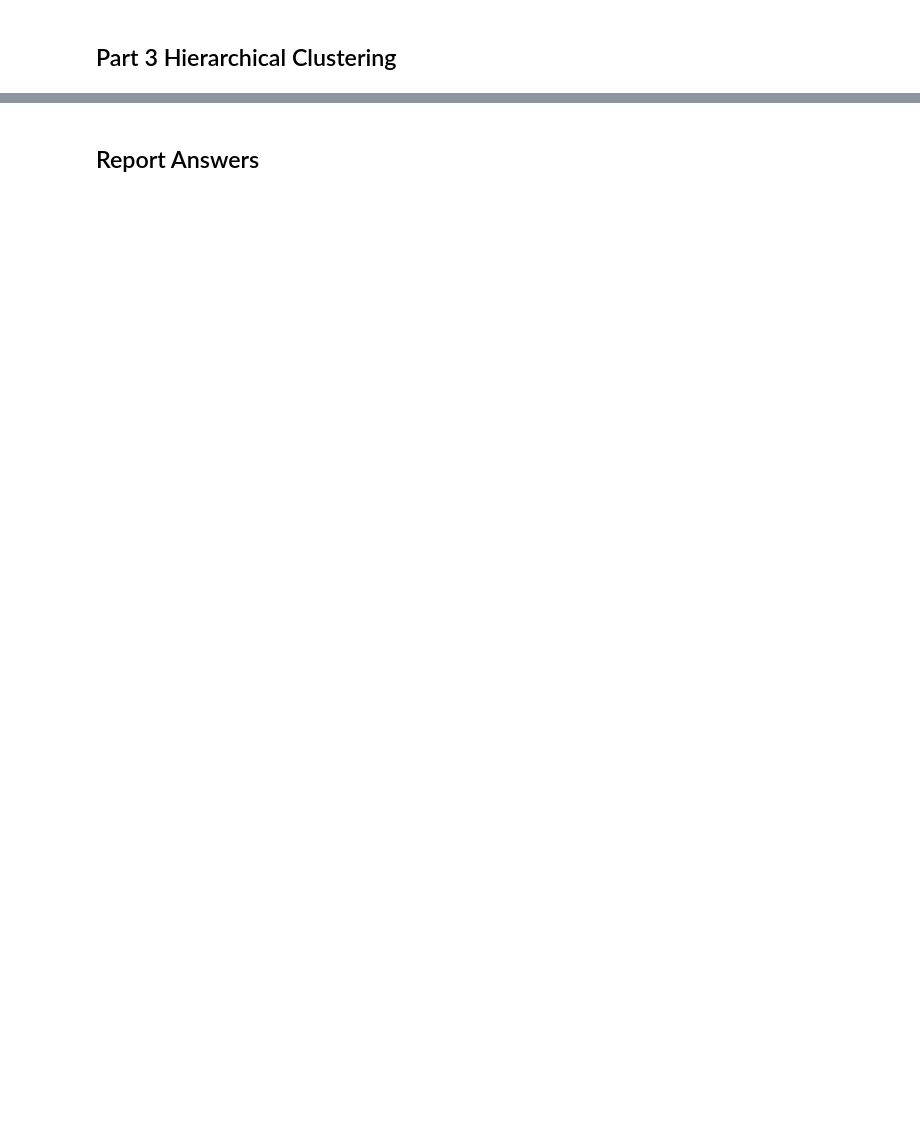
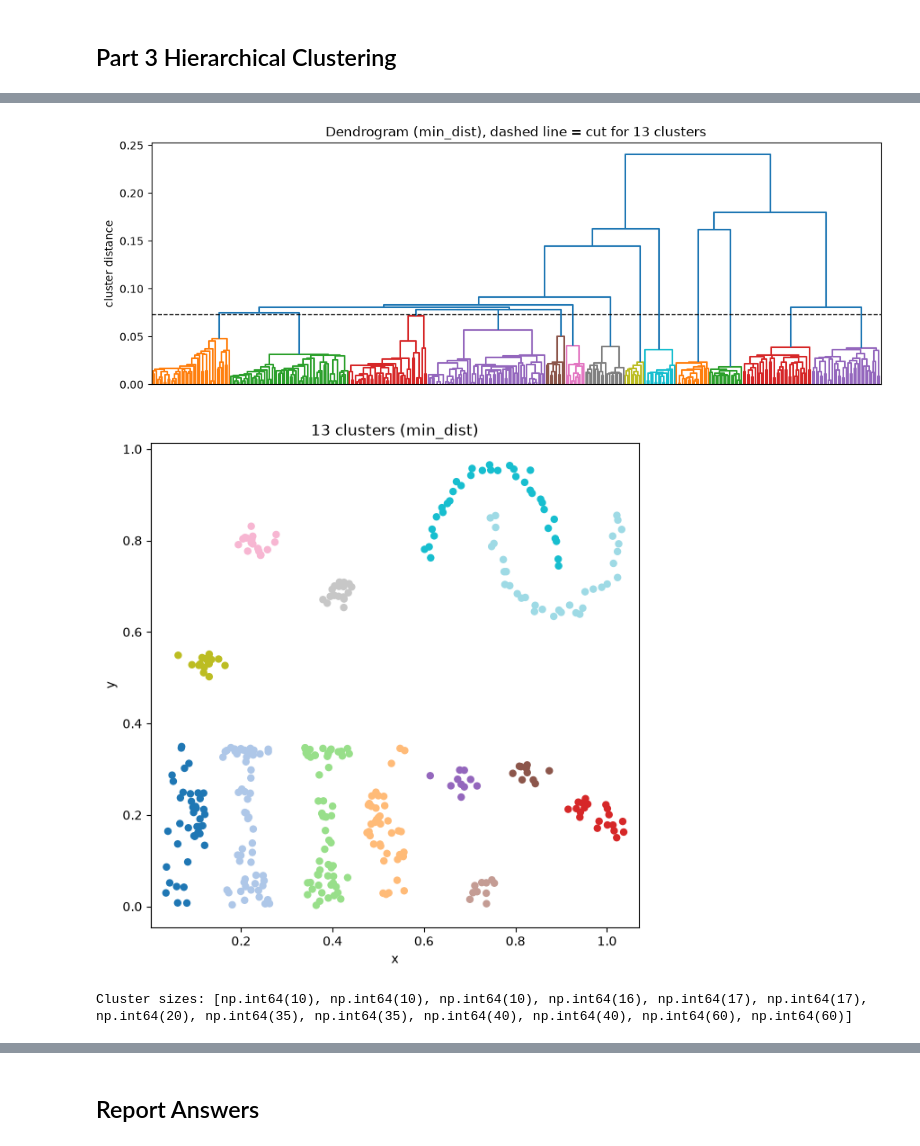
Before and after one commit to JonathanSchwenk/cs6220_HW4, a Jupyter notebook: hw4.ipynb, the cells around one changed output, grey strips where cells are left out. Drawn from its saved outputs; the diff is of its cells as text; code cells hidden in the pictures; blank space fills up the shorter version.

```diff
--- a/hw4.ipynb
+++ b/hw4.ipynb
@@ -109,0 +304,33 @@ for k, info in log.items():
+# %%
+def run_and_plot(points, cluster_dist, name, k=13):
+    """Run HAC, plot the dendrogram, then plot the points colored by cluster."""
+    n = len(points)
+    Z = hac(points, cluster_dist)
+    labels = get_clusters(Z, n, k)
+
+    # Height of the cut that leaves k clusters (between merge n-k-1 and merge n-k)
+    cut = (Z[n - k - 1, 2] + Z[n - k, 2]) / 2
+
+    fig, ax = plt.subplots(figsize=(12, 4))
+    dendrogram(Z, no_labels=True, color_threshold=cut, ax=ax)
+    ax.axhline(cut, color="k", linestyle="--", linewidth=1)
+    ax.set_title(f"Dendrogram ({name}), dashed line = cut for {k} clusters")
+    ax.set_ylabel("cluster distance")
+    plt.show()
+
+    fig, ax = plt.subplots(figsize=(7, 7))
+    ax.scatter(points[:, 0], points[:, 1], c=labels, cmap="tab20", s=25)
+    ax.set_title(f"{k} clusters ({name})")
+    ax.set_xlabel("x")
+    ax.set_ylabel("y")
+    ax.axis("equal")
+    plt.show()
+
+    print("Cluster sizes:", sorted(np.bincount(labels)))
+    return Z, labels
+# %%
+Z_min, labels_min = run_and_plot(points, min_dist, "min_dist")
+# %% [output]
+[figure, added]
+[figure, added]
+Cluster sizes: [np.int64(10), np.int64(10), np.int64(10), np.int64(16), np.int64(17), np.int64(17), np.int64(20), np.int64(35), np.int64(35), np.int64(40), np.int64(40), np.int64(60), np.int64(60)]
```
Also changed, not shown: parts of 7 cells of this notebook, 1 other file.
